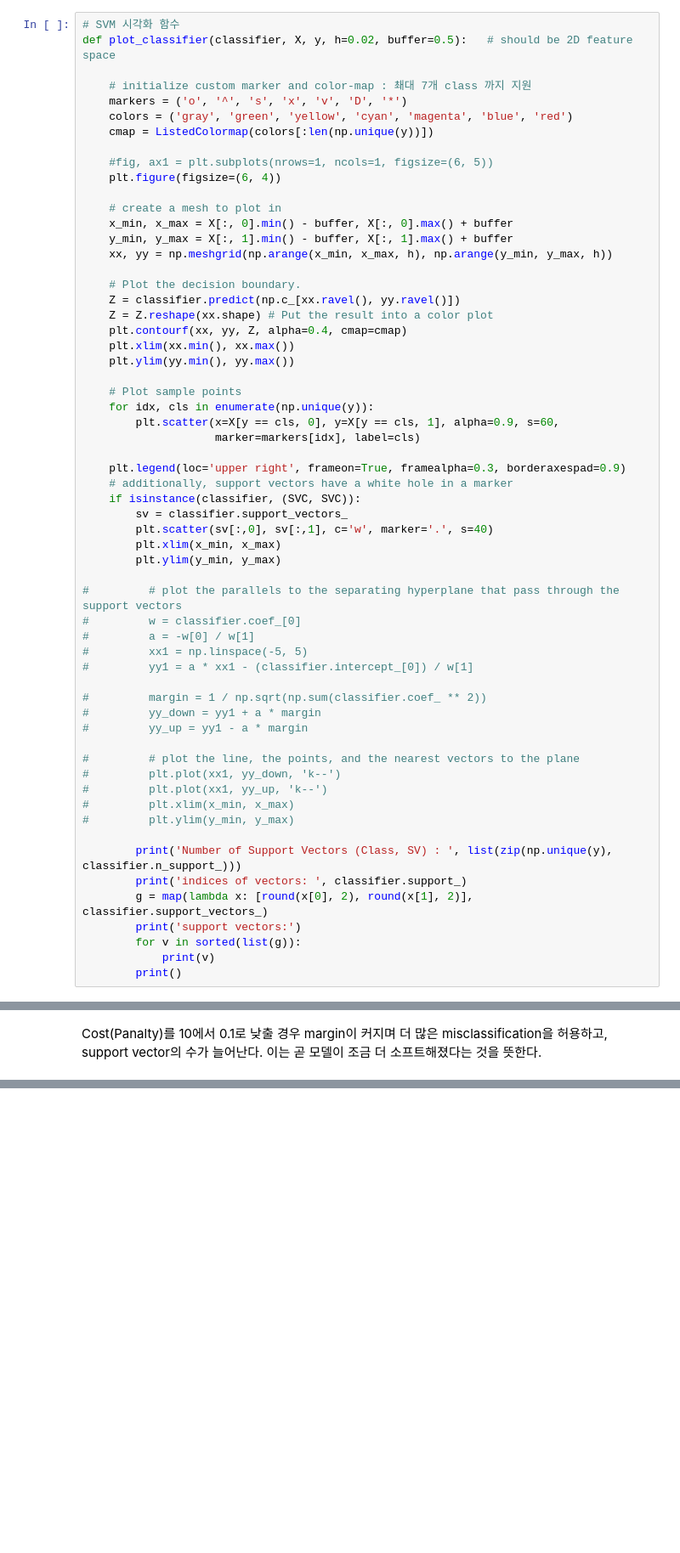
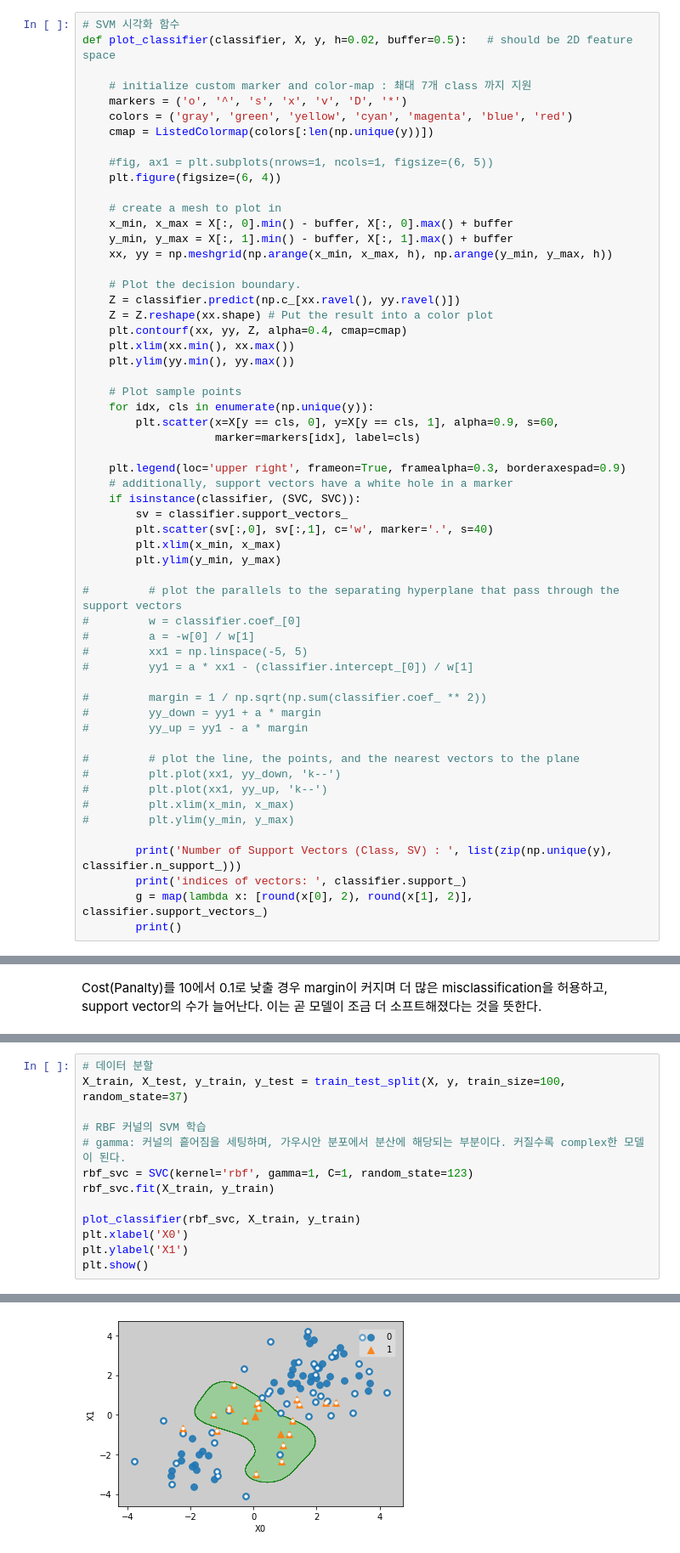
Before and after one commit to iss760/machine-learning, a Jupyter notebook: model/support_vector_machine.ipynb, the cells around one changed output, grey strips where cells are left out. Shown at 85% size. Cells and saved outputs as stored; diff of their text form; blank space fills up the shorter version.

```diff
--- a/model/support_vector_machine.ipynb
+++ b/model/support_vector_machine.ipynb
@@ -160,8 +161,5 @@ def plot_classifier(classifier, X, y, h=0.02, buffer=0.5):   # should be 2D feat
         print('Number of Support Vectors (Class, SV) : ', list(zip(np.unique(y), classifier.n_support_)))
         print('indices of vectors: ', classifier.support_)
         g = map(lambda x: [round(x[0], 2), round(x[1], 2)], classifier.support_vectors_)
-        print('support vectors:')
-        for v in sorted(list(g)):
-            print(v)
         print()
 # %%
@@ -240,0 +236,14 @@ c: 0.000100      0.40
+# %%
+# 데이터 분할
+X_train, X_test, y_train, y_test = train_test_split(X, y, train_size=100, random_state=37)
+
+# RBF 커널의 SVM 학습
+# gamma: 커널의 흩어짐을 세팅하며, 가우시안 분포에서 분산에 해당되는 부분이다. 커질수록 complex한 모델이 된다.
+rbf_svc = SVC(kernel='rbf', gamma=1, C=1, random_state=123)
+rbf_svc.fit(X_train, y_train)
+
+plot_classifier(rbf_svc, X_train, y_train)
+plt.xlabel('X0')
+plt.ylabel('X1')
+plt.show()
+# %% [output]
@@ -240,0 +254 @@ c: 0.000100      0.40
+[figure, added]
```
Also changed, not shown: parts of 16 cells of this notebook.
